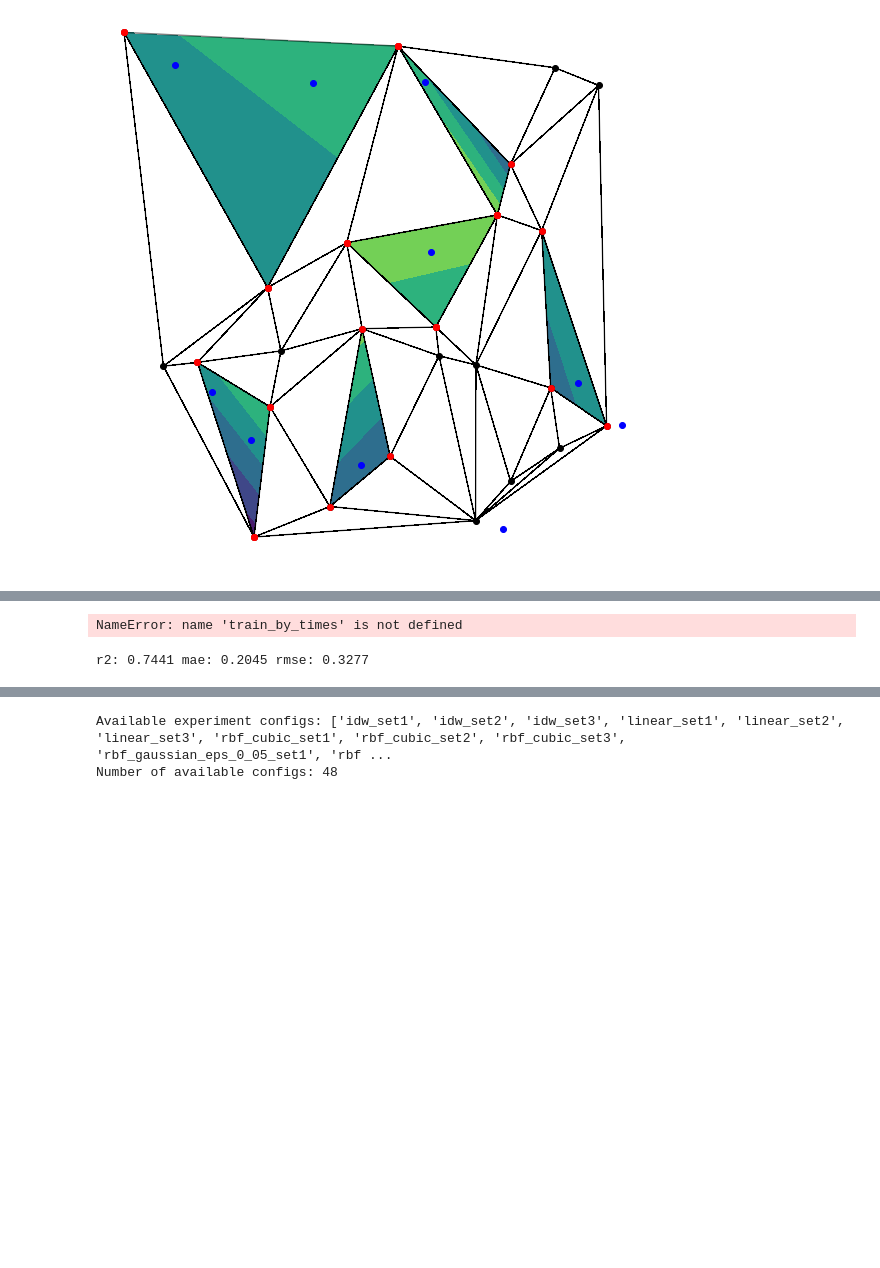
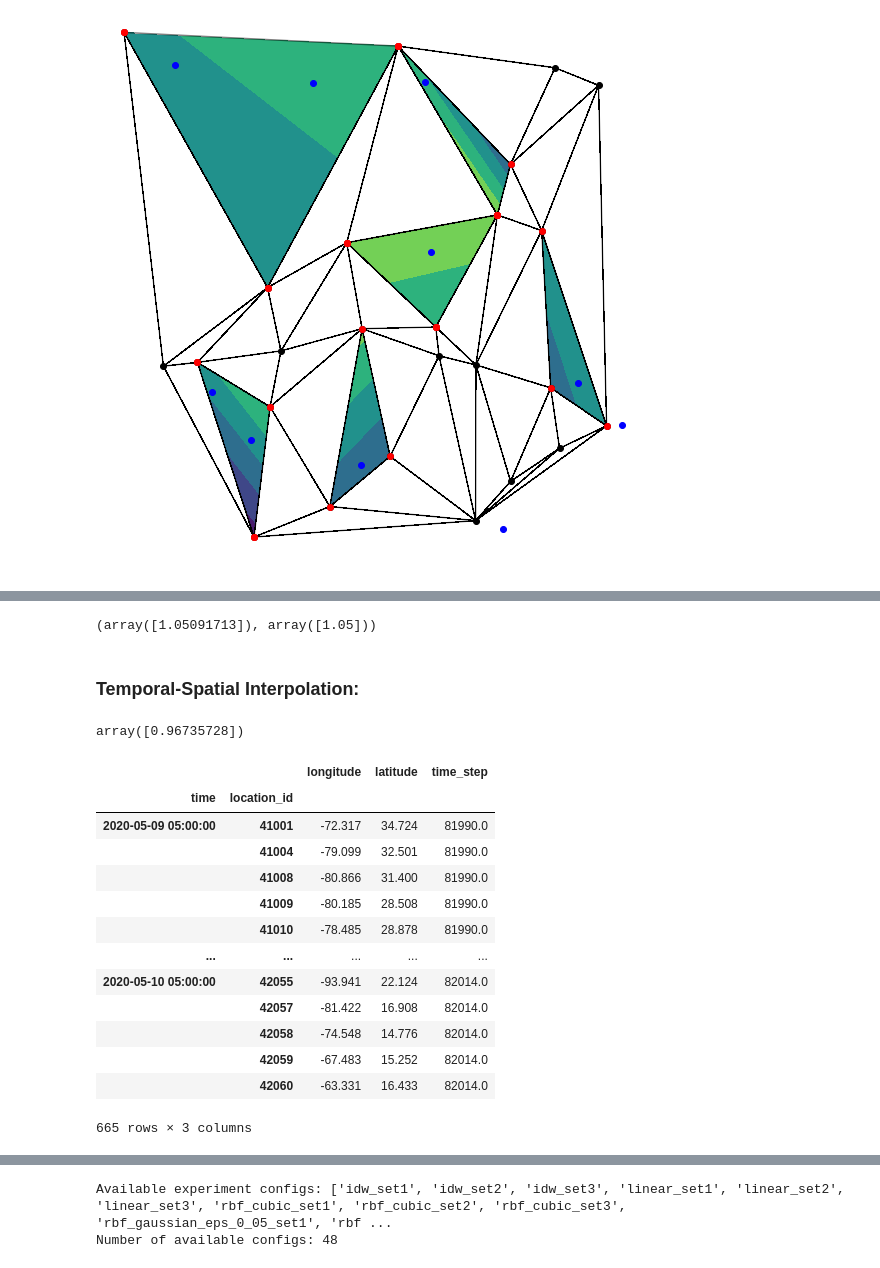
Before and after one commit to simonsanvil/ndbc-spatial-modeling, a Jupyter notebook: notebooks/3-deterministic-interpolation.ipynb, the cells around one changed output, grey strips where cells are left out. Cells and saved outputs as stored; diff of their text form; code cells hidden in the pictures; blank space fills up the shorter version.

```diff
--- a/notebooks/3-deterministic-interpolation.ipynb
+++ b/notebooks/3-deterministic-interpolation.ipynb
@@ -209,33 +221,37 @@ plot_interpolation(
-# %%
-pred_dfs = []
-train_times = train_by_times.index.get_level_values("time").unique()
-# interpolator = ScipyInterpolator(
-#     interpolate.RBFInterpolator,
-#     dimensions=[dims],
-#     kernel=kernel,
-#     epsilon=0.3
-# )
-interpolator = ScipyInterpolator(
-    interpolate.LinearNDInterpolator,
-    dimensions=[dims],
-)
-for t in tqdm(test_by_times.index.get_level_values("time").unique().to_series().sample(frac=0.05)):
-    if t not in train_times:
-        continue
-    interpolator.fit(train_by_times.loc[t],y=target)
-    pred = interpolator.predict(test_by_times.loc[t])
-    pred_df = pd.DataFrame({target:pred},index=test_by_times.loc[[t]].index)
-    pred_dfs.append(pred_df)
-pred_df = pd.concat(pred_dfs).join(test_by_times[[target]], rsuffix="_true")
-# %% [output]
-NameError: name 'train_by_times' is not defined
-# %%
-true = pred_df.dropna()[target+"_true"]
-pred = pred_df.dropna()[target]
-print(
-    f'r2: {r2_score(true,pred):.4f}',
-    f'mae: {mean_absolute_error(true,pred):.4f}',
-    f'rmse: {mean_squared_error(true,pred, squared=False):.4f}',
-)
-# %% [output]
-r2: 0.7441 mae: 0.2045 rmse: 0.3277
+# %%
+rbf_interpolator.predict(test_by_times.loc[time]), test_by_times.loc[time, target].values
+# %% [output]
+(array([1.05091713]), array([1.05]))
+# %% [markdown]
+### Temporal-Spatial Interpolation:
+# %%
+kernel = "gaussian"
+rbf_interpolator = ScipyInterpolator(
+    interpolate.RBFInterpolator,
+    dimensions=[["longitude","latitude","time_step"]],
+    kernel=kernel,
+    epsilon=1/2
+)
+delta = pd.Timedelta(config.temp_interpolation.delta)
+rbf_interpolator.fit(train_by_times.loc[(time-delta):time],y=target)
+rbf_interpolator.predict(test_by_times.loc[time]), test_by_times.loc[time, target].values
+# %% [output]
+array([0.96735728])
+# %%
+delta = pd.Timedelta("1D")
+train_by_times.loc[(time-delta):time,["longitude","latitude", "time_step"]]
+# %% [output]
+|  |  | longitude | latitude | time_step |
+| time | location_id |  |  |  |
+| 2020-05-09 05:00:00 | 41001 | -72.317 | 34.724 | 81990.0 |
+|  | 41004 | -79.099 | 32.501 | 81990.0 |
+|  | 41008 | -80.866 | 31.400 | 81990.0 |
+|  | 41009 | -80.185 | 28.508 | 81990.0 |
+|  | 41010 | -78.485 | 28.878 | 81990.0 |
+| ... | ... | ... | ... | ... |
+| 2020-05-10 05:00:00 | 42055 | -93.941 | 22.124 | 82014.0 |
+|  | 42057 | -81.422 | 16.908 | 82014.0 |
+|  | 42058 | -74.548 | 14.776 | 82014.0 |
+|  | 42059 | -67.483 | 15.252 | 82014.0 |
+|  | 42060 | -63.331 | 16.433 | 82014.0 |
+665 rows × 3 columns
```
Also changed, not shown: parts of 7 cells of this notebook, 15 other files.
